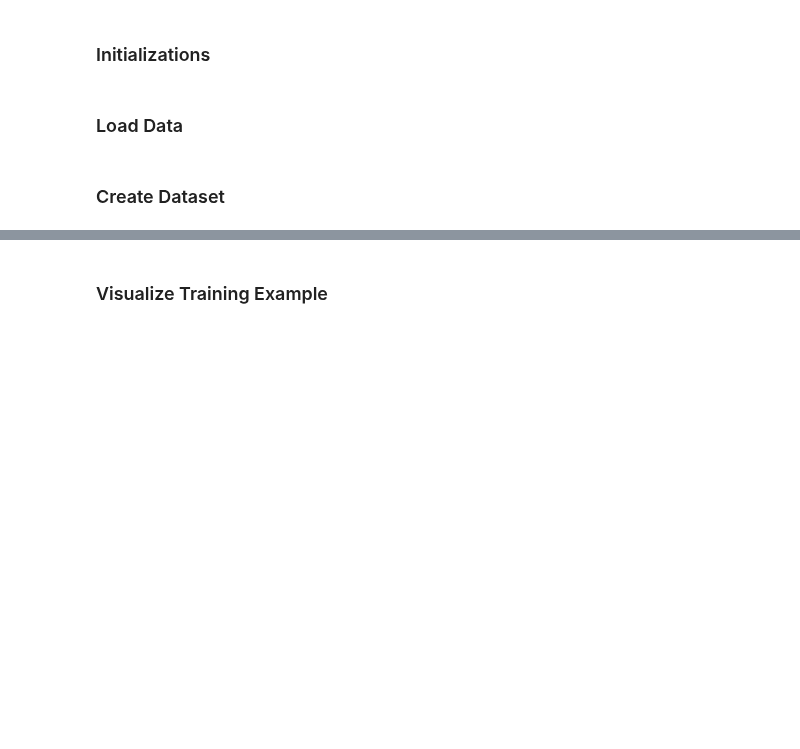
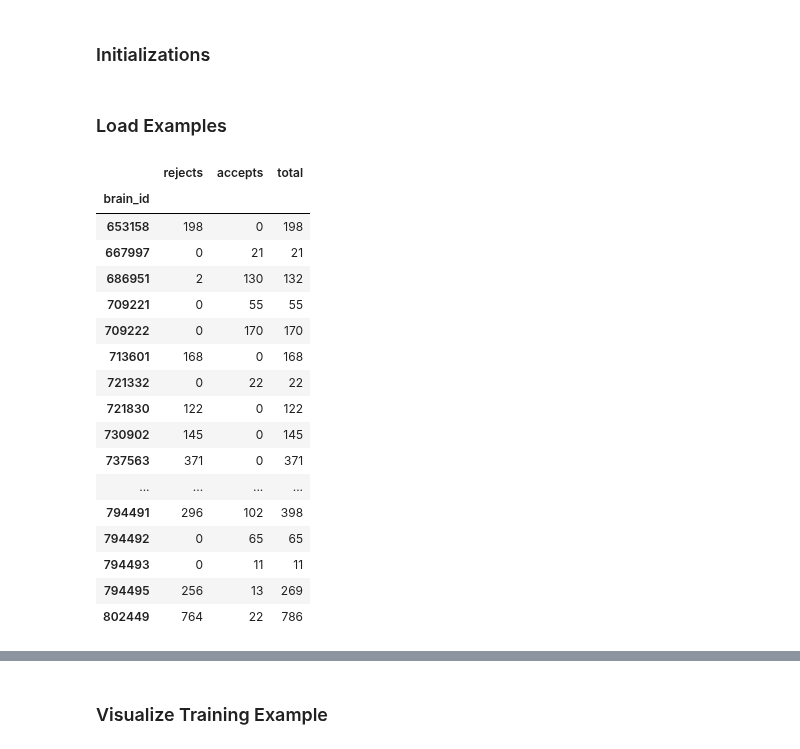
Before and after one commit to AllenNeuralDynamics/aind-exaspim-soma-detection, a Jupyter notebook: tutorials/train_soma_classifier.ipynb, the cells around one changed output, grey strips where cells are left out. Cells and saved outputs as stored; diff of their text form; code cells hidden in the pictures; blank space fills up the shorter version.

```diff
--- a/tutorials/train_soma_classifier.ipynb
+++ b/tutorials/train_soma_classifier.ipynb
@@ -43,2 +54,0 @@ exaspim_soma_path = "/root/capsule/data/exaspim_somas_2024"
-# %% [markdown]
-### Load Data
@@ -63,3 +55,27 @@ test_examples = data_util.load_examples("/root/capsule/data/test_examples.txt")
 # %% [markdown]
-### Create Dataset
+### Load Examples
+# %%
+# Load data
+dataset_df = data_util.load_dataset_examples(bucket_name, dataset_prefix)
+img_prefixes = util.read_json(img_prefixes_path)
+data_util.summarize_dataset(dataset_df)
+# %% [output]
+|  | rejects | accepts | total |
+| brain_id |  |  |  |
+| 653158 | 198 | 0 | 198 |
+| 667997 | 0 | 21 | 21 |
+| 686951 | 2 | 130 | 132 |
+| 709221 | 0 | 55 | 55 |
+| 709222 | 0 | 170 | 170 |
+| 713601 | 168 | 0 | 168 |
+| 721332 | 0 | 22 | 22 |
+| 721830 | 122 | 0 | 122 |
+| 730902 | 145 | 0 | 145 |
+| 737563 | 371 | 0 | 371 |
+| ... | ... | ... | ... |
+| 794491 | 296 | 102 | 398 |
+| 794492 | 0 | 65 | 65 |
+| 794493 | 0 | 11 | 11 |
+| 794495 | 256 | 13 | 269 |
+| 802449 | 764 | 22 | 786 |
 # %%
```
Also changed, not shown: parts of 13 cells of this notebook, 1 other file.
